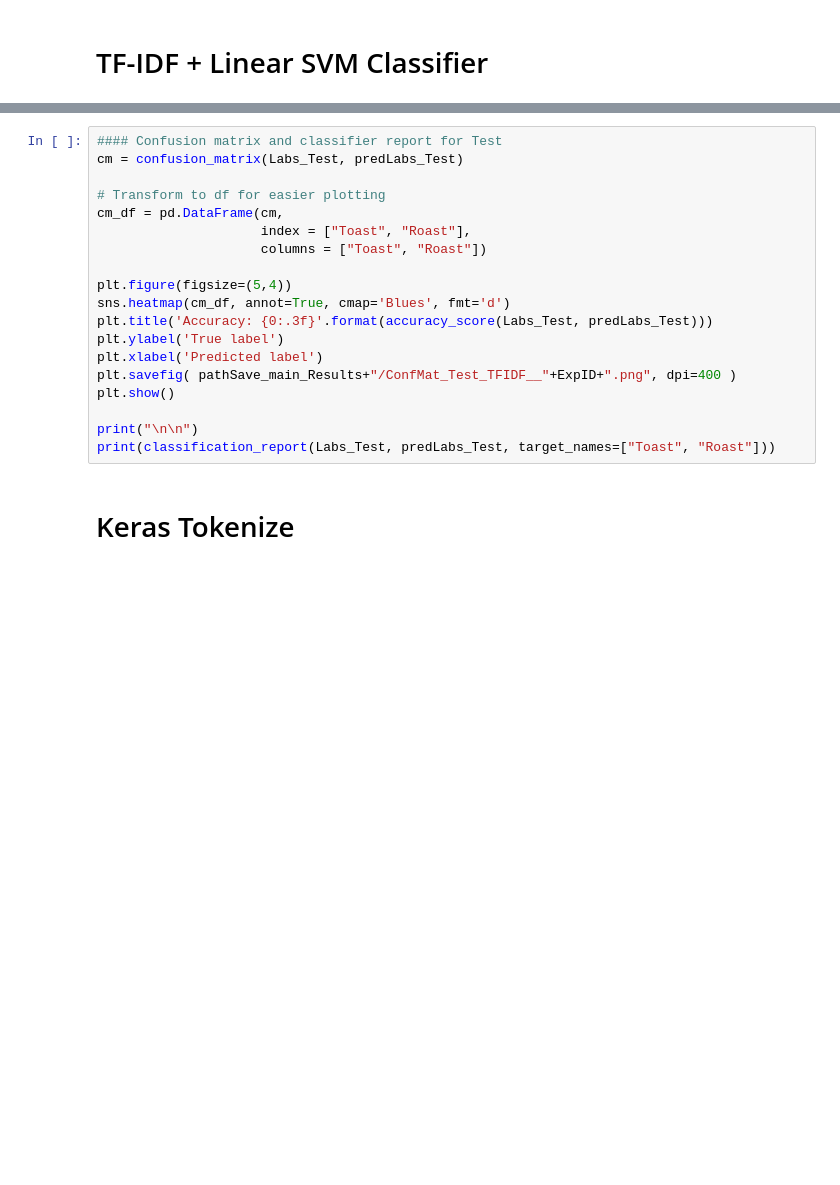
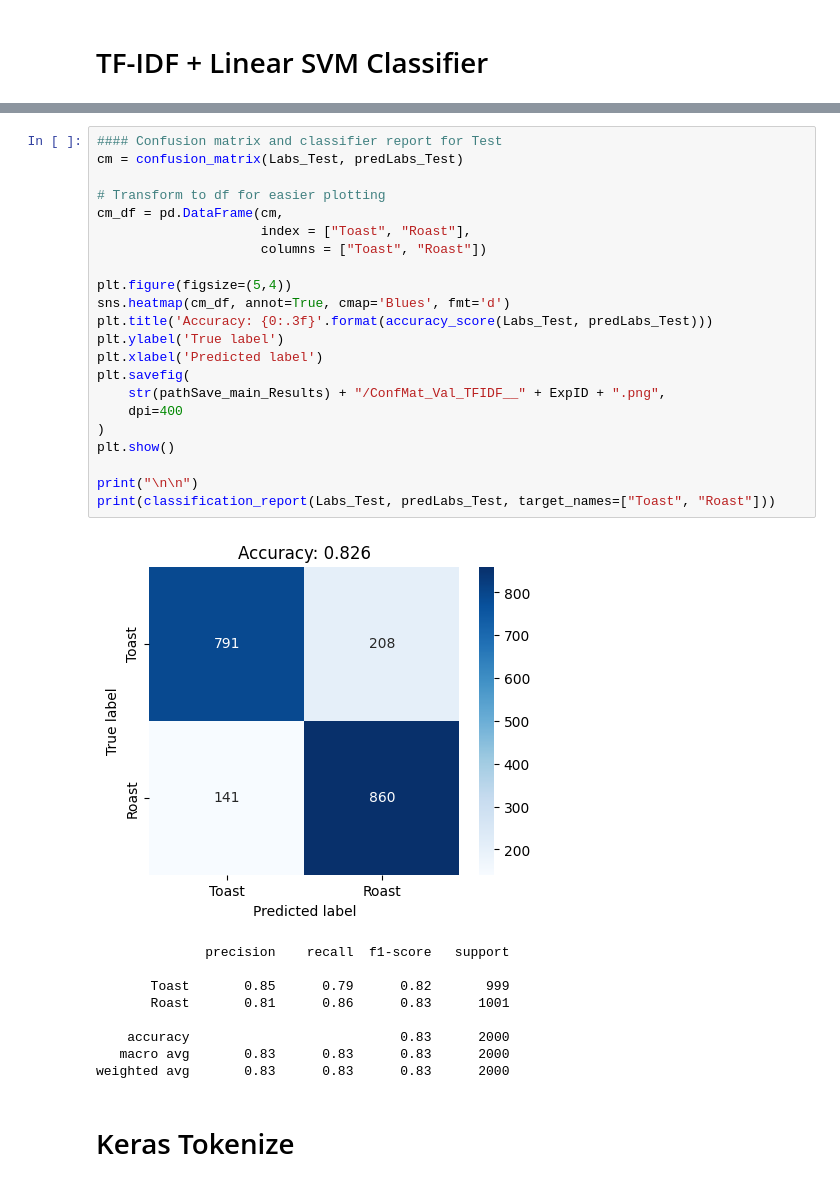
Before and after one commit to sheerazchand/nlp-toast-and-roast, a Jupyter notebook: Text_classification_DL_v1.ipynb, the cells around one changed output, grey strips where cells are left out. Drawn from its saved outputs; the diff is of its cells as text; blank space fills up the shorter version.

```diff
--- a/Text_classification_DL_v1.ipynb
+++ b/Text_classification_DL_v1.ipynb
@@ -192,22 +214,35 @@ predLabs_Test.shape
 # %%
 #### Confusion matrix and classifier report for Test
 cm = confusion_matrix(Labs_Test, predLabs_Test)
 
 # Transform to df for easier plotting
 cm_df = pd.DataFrame(cm,
                      index = ["Toast", "Roast"],
                      columns = ["Toast", "Roast"])
 
 plt.figure(figsize=(5,4))
 sns.heatmap(cm_df, annot=True, cmap='Blues', fmt='d')
 plt.title('Accuracy: {0:.3f}'.format(accuracy_score(Labs_Test, predLabs_Test)))
 plt.ylabel('True label')
 plt.xlabel('Predicted label')
-plt.savefig( pathSave_main_Results+"/ConfMat_Test_TFIDF__"+ExpID+".png", dpi=400 )
+plt.savefig(
+    str(pathSave_main_Results) + "/ConfMat_Val_TFIDF__" + ExpID + ".png",
+    dpi=400
+)
 plt.show()
 
 print("\n\n")
 print(classification_report(Labs_Test, predLabs_Test, target_names=["Toast", "Roast"]))
+# %% [output]
+[figure, added]
+              precision    recall  f1-score   support
+
+       Toast       0.85      0.79      0.82       999
+       Roast       0.81      0.86      0.83      1001
+
+    accuracy                           0.83      2000
+   macro avg       0.83      0.83      0.83      2000
+weighted avg       0.83      0.83      0.83      2000
 # %% [markdown]
 # Keras Tokenize
 # %%
```
Also changed, not shown: parts of 13 cells of this notebook.
